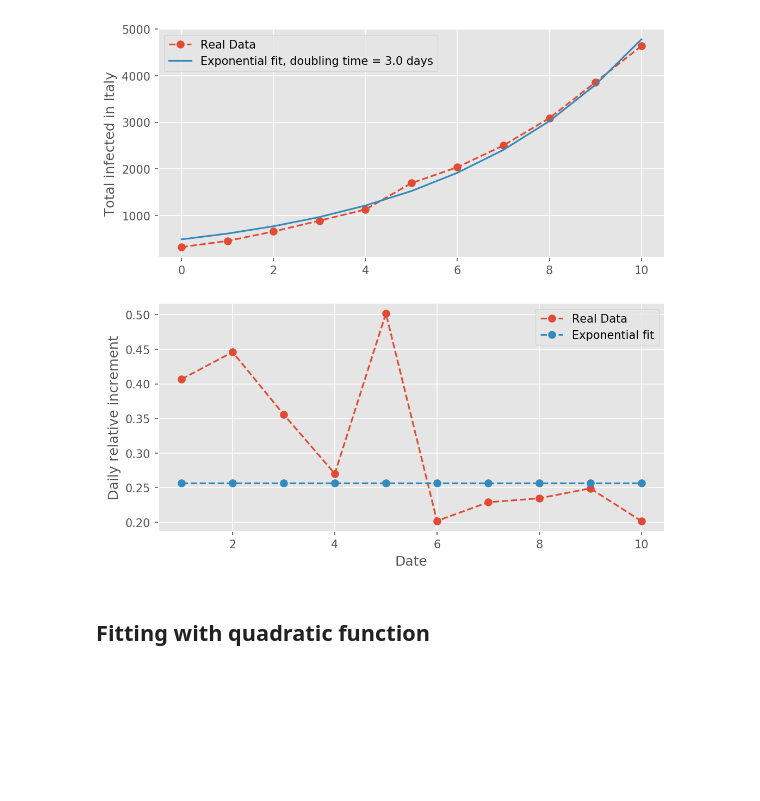
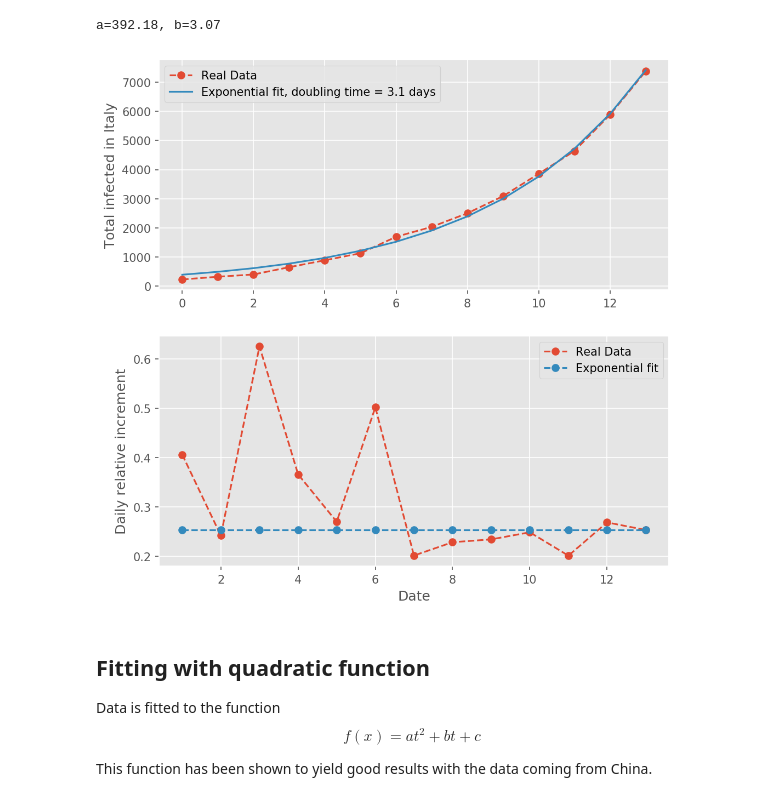
Before and after one commit to magostin/coronavirus, a Jupyter notebook: notebooks/reports/0.1-agostine-predictive_analysis.ipynb, the cells around one changed output. Cells and saved outputs as stored; diff of their text form; code cells hidden in the pictures; blank space fills up the shorter version.

Commit message:
Improved importing of datasets

```diff
--- a/notebooks/reports/0.1-agostine-predictive_analysis.ipynb
+++ b/notebooks/reports/0.1-agostine-predictive_analysis.ipynb
@@ -10,4 +11,4 @@ df = get_processed_dataset('CSSE')
 # %%
-country = "Italy"
+df = get_processed_dataset('dpc-nazionale')
 start_date = "2020-02-24"
-country_progression = df[(df.Country == country) & (df.Date > start_date)]
+ydata = df[df.data > start_date].totale_casi.tolist()
@@ -16,26 +21,31 @@ country_progression = df[(df.Country == country) & (df.Date > start_date)]
 # %%
-ydata = country_progression.Confirmed.tolist()
 xdata = np.arange(len(ydata))
 popt, pcov = curve_fit(f=lambda t,a,b: a*2**(t/b),xdata=xdata,ydata=ydata)
 perr = np.sqrt(np.diag(pcov))
 fig,(ax1,ax2) = plt.subplots(nrows=2,ncols=1,figsize=(8,8))
 perc = np.diff(ydata) / ydata[:-1]
 yfit = popt[0]*2**(xdata/popt[1])
+print(f'a={round(popt[0], 2)}, b={round(popt[1], 2)}')
 perc_fit = np.diff(yfit) / yfit[:-1]
 ax1.set_ylabel('Total infected in Italy')
 ax1.plot(ydata,'--o',label='Real Data')
 ax1.plot(xdata,yfit,'-',label=f'Exponential fit, doubling time = {round(popt[1],1)} days')
 ax2.plot(xdata[1:],perc,'--o',label='Real Data')
 ax2.plot(xdata[1:],perc_fit,'--o',label='Exponential fit')
 ax2.set_ylabel('Daily relative increment')
 ax2.set_xlabel('Date')
 ax1.legend()
 ax2.legend()
 plt.show()
 # %% [output]
+a=392.18, b=3.07
-[figure, old version]
+[figure, new version]
-# %% [markdown]
-## Fitting with quadratic function
+# %% [markdown]
+## Fitting with quadratic function
+Data is fitted to the function
+$$f(x) = a t^2 + bt + c $$
+
+This function has been shown to yield good results with the data coming from China.
 # %%
 popt, pcov = curve_fit(f=lambda t,a,b,c: a*t**2+b*t+c,xdata=xdata,ydata=ydata)
 perr = np.sqrt(np.diag(pcov))
```
Also changed, not shown: parts of 5 cells of this notebook, 9 other files.
